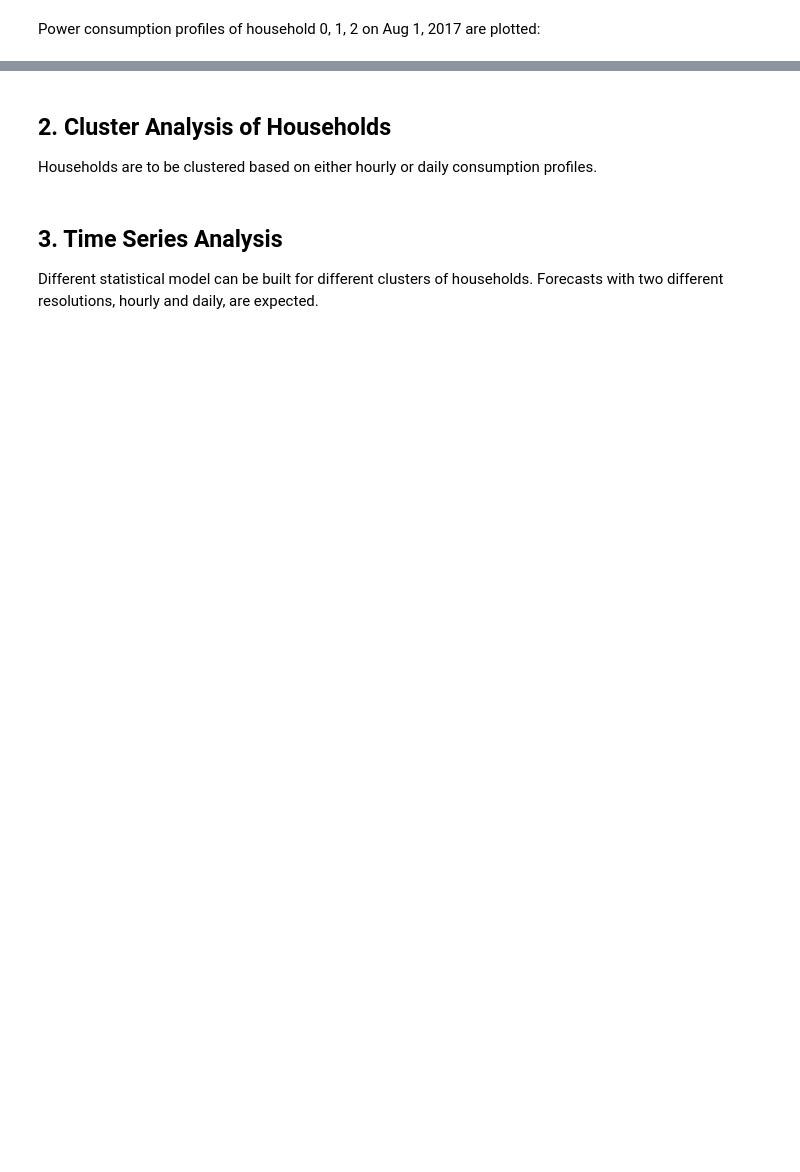
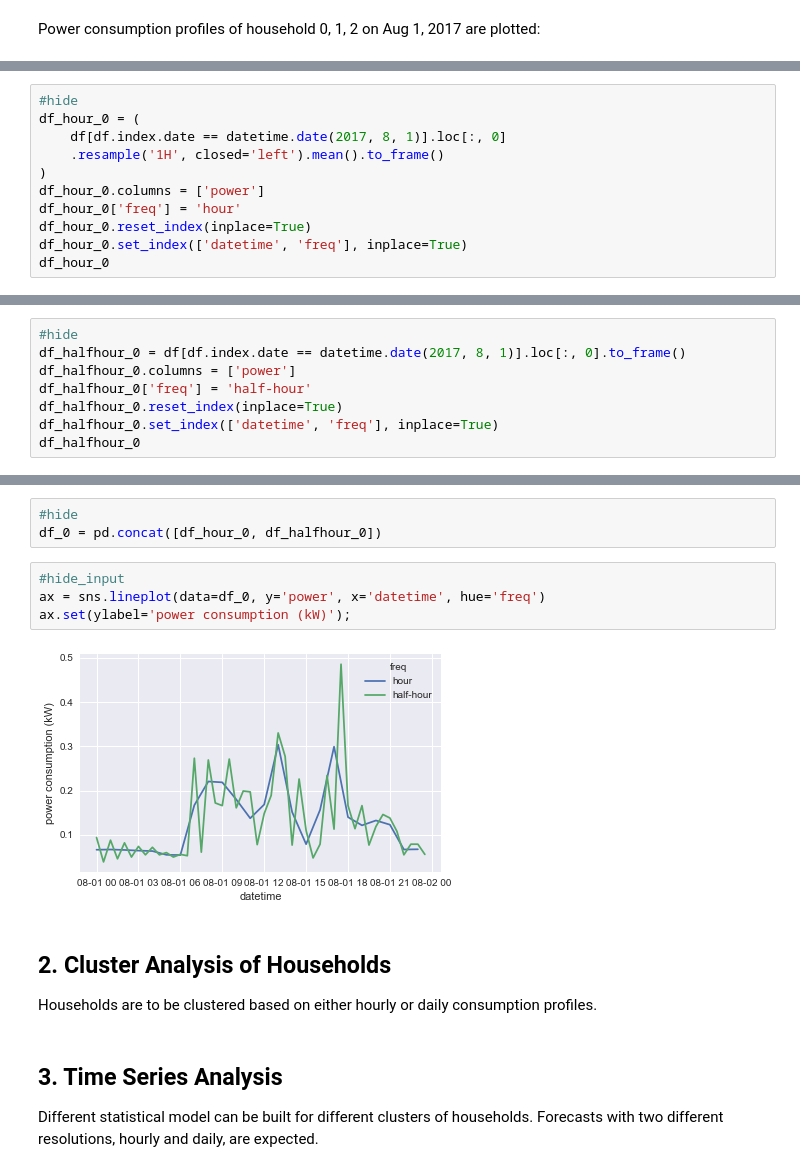
Before and after one commit to edxu96/elec_consumption, a Jupyter notebook: index.ipynb, the cells around one changed output, grey strips where cells are left out. Saved outputs shown, nothing was run; the diff lists cells and outputs as text; blank space fills up the shorter version.

```diff
--- a/index.ipynb
+++ b/index.ipynb
@@ -52,0 +58,11 @@ df[df.index.date == datetime.date(2017, 8, 1)].iloc[:, :3].plot(
+# %%
+#hide
+df_hour_0 = (
+    df[df.index.date == datetime.date(2017, 8, 1)].loc[:, 0]
+    .resample('1H', closed='left').mean().to_frame()
+)
+df_hour_0.columns = ['power']
+df_hour_0['freq'] = 'hour'
+df_hour_0.reset_index(inplace=True)
+df_hour_0.set_index(['datetime', 'freq'], inplace=True)
+df_hour_0
@@ -52,0 +88,8 @@ df[df.index.date == datetime.date(2017, 8, 1)].iloc[:, :3].plot(
+# %%
+#hide
+df_halfhour_0 = df[df.index.date == datetime.date(2017, 8, 1)].loc[:, 0].to_frame()
+df_halfhour_0.columns = ['power']
+df_halfhour_0['freq'] = 'half-hour'
+df_halfhour_0.reset_index(inplace=True)
+df_halfhour_0.set_index(['datetime', 'freq'], inplace=True)
+df_halfhour_0
@@ -53,3 +115,12 @@ df[df.index.date == datetime.date(2017, 8, 1)].iloc[:, :3].plot(
+# %%
+#hide
+df_0 = pd.concat([df_hour_0, df_halfhour_0])
+# %%
+#hide_input
+ax = sns.lineplot(data=df_0, y='power', x='datetime', hue='freq')
+ax.set(ylabel='power consumption (kW)');
+# %% [output]
+[figure, added]
 # %% [markdown]
 ## 2. Cluster Analysis of Households
 
```
Also changed, not shown: parts of 7 cells of this notebook, 7 other files.
